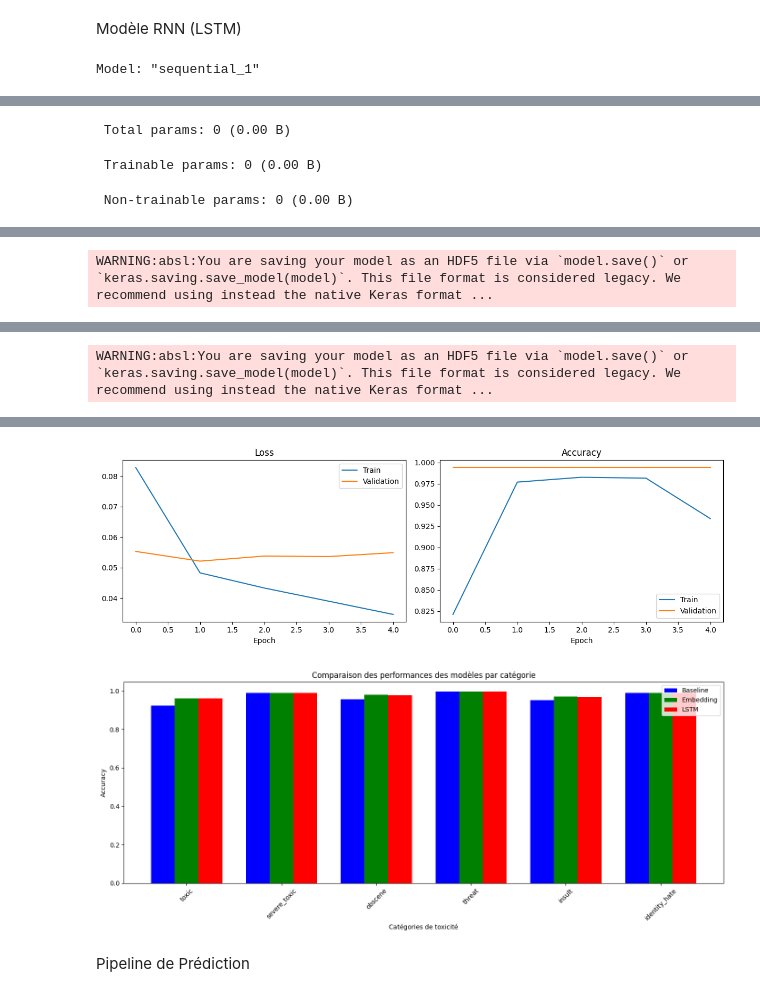
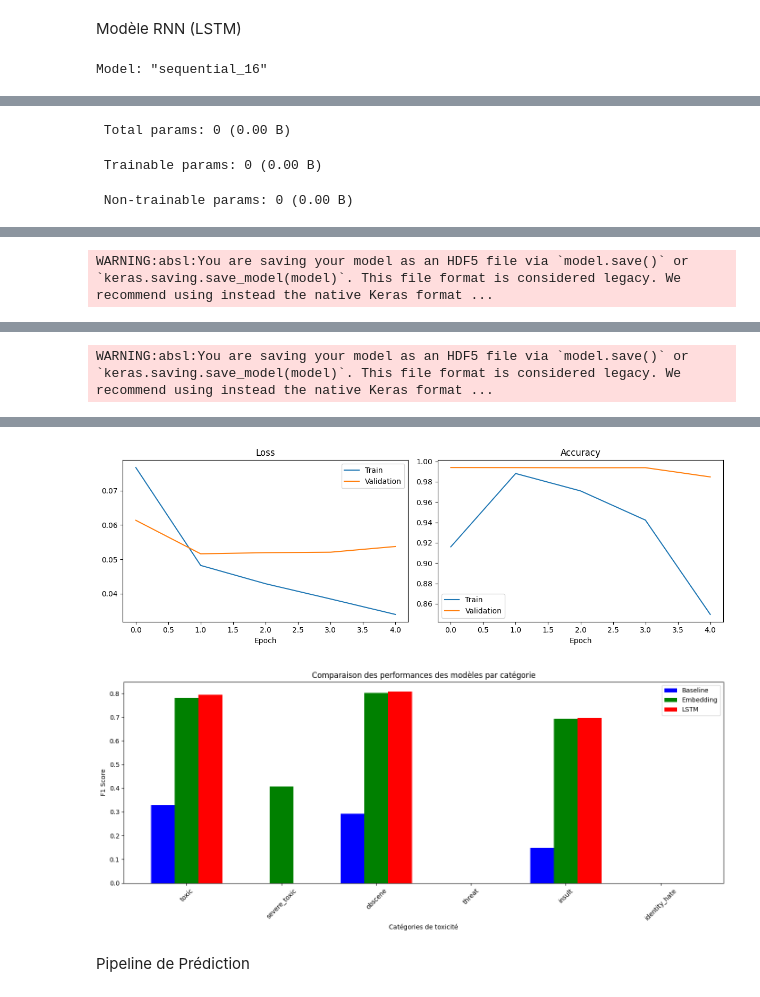
Before and after one commit to Junia-HugoCorne/Projet-NLP, a Jupyter notebook: Classification_commentaires_toxiques_quasi_fini.ipynb, the cells around one changed output, grey strips where cells are left out. Saved outputs shown, nothing was run; the diff lists cells and outputs as text; code cells hidden in the pictures.

Commit message:
remplacer accuracy par F1 score

```diff
--- a/Classification_commentaires_toxiques_quasi_fini.ipynb
+++ b/Classification_commentaires_toxiques_quasi_fini.ipynb
@@ -535,10 +402,10 @@ y_pred = (y_pred_proba > 0.5).astype(int)
 
 # Résultats par catégorie
 for i, column in enumerate(y_full.columns):
+    f1 = f1_score(y_test_full.iloc[:, i], y_pred[:, i], zero_division=0)
+    report = classification_report(y_test_full.iloc[:, i], y_pred[:, i], zero_division=0)
     print(f"\nRésultats pour la catégorie: {column}")
-    accuracy = accuracy_score(y_test_full.iloc[:, i], y_pred[:, i])
-    report = classification_report(y_test_full.iloc[:, i], y_pred[:, i])
-    print(f"Accuracy: {accuracy:.4f}")
+    print(f"F1 Score: {f1:.4f}")
     print("Classification Report:")
     print(report)
 
@@ -659,10 +526,10 @@ y_pred_lstm = (y_pred_proba_lstm > 0.5).astype(int)
 
 # Résultats par catégorie
 for i, column in enumerate(y_full.columns):
+    f1 = f1_score(y_test_full.iloc[:, i], y_pred_lstm[:, i], zero_division=0)
+    report = classification_report(y_test_full.iloc[:, i], y_pred_lstm[:, i], zero_division=0)
     print(f"\nRésultats pour la catégorie: {column}")
-    accuracy = accuracy_score(y_test_full.iloc[:, i], y_pred_lstm[:, i])
-    report = classification_report(y_test_full.iloc[:, i], y_pred_lstm[:, i])
-    print(f"Accuracy: {accuracy:.4f}")
+    print(f"F1 Score: {f1:.4f}")
     print("Classification Report:")
     print(report)
 
@@ -687,9 +554,9 @@ plt.show()
 
 # Comparaison des modèles
 models_comparison = {
-    'Baseline': [baseline_results[col]['accuracy'] for col in y_train.columns],
-    'Embedding': [accuracy_score(y_test_full.iloc[:, i], y_pred[:, i]) for i in range(len(y_full.columns))],
-    'LSTM': [accuracy_score(y_test_full.iloc[:, i], y_pred_lstm[:, i]) for i in range(len(y_full.columns))]
+    'Baseline': [baseline_results[col]['f1'] for col in y_train.columns],
+    'Embedding': [f1_score(y_test_full.iloc[:, i], y_pred[:, i], zero_division=0) for i in range(len(y_full.columns))],
+    'LSTM': [f1_score(y_test_full.iloc[:, i], y_pred_lstm[:, i], zero_division=0) for i in range(len(y_full.columns))]
 }
 
 # Visualisation de la comparaison
@@ -698,18 +565,18 @@ bar_width = 0.25
 index = np.arange(len(y_full.columns))
 colors = ['blue', 'green', 'red']
 
-for i, (model_name, accuracies) in enumerate(models_comparison.items()):
-    plt.bar(index + i*bar_width, accuracies, bar_width, label=model_name, color=colors[i])
+for i, (model_name, f1_scores) in enumerate(models_comparison.items()):
+    plt.bar(index + i * bar_width, f1_scores, bar_width, label=model_name, color=colors[i])
 
 plt.xlabel('Catégories de toxicité')
-plt.ylabel('Accuracy')
+plt.ylabel('F1 Score')
 plt.title('Comparaison des performances des modèles par catégorie')
 plt.xticks(index + bar_width, y_full.columns, rotation=45)
 plt.legend()
 plt.tight_layout()
 plt.show()
 # %% [output]
-Model: "sequential_1"
+Model: "sequential_16"
 ┏━━━━━━━━━━━━━━━━━━━━━━━━━━━━━━━━━━━━━━┳━━━━━━━━━━━━━━━━━━━━━━━━━━━━━┳━━━━━━━━━━━━━━━━━┓
 ┃ Layer (type)                         ┃ Output Shape                ┃         Param # ┃
 ┡━━━━━━━━━━━━━━━━━━━━━━━━━━━━━━━━━━━━━━╇━━━━━━━━━━━━━━━━━━━━━━━━━━━━━╇━━━━━━━━━━━━━━━━━┩
@@ -753,11 +620,11 @@ Accuracy: 0.9624
 Classification Report:
 ... (69 lines left out)
 
     accuracy                           0.99     31915
    macro avg       0.50      0.50      0.50     31915
 weighted avg       0.98      0.99      0.99     31915
-[figure, old version]
+[figure, new version]
-[figure, old version]
+[figure, new version]
 # %% [markdown]
 Pipeline de Prédiction
 # %%
```
Also changed, not shown: parts of 8 cells of this notebook.
